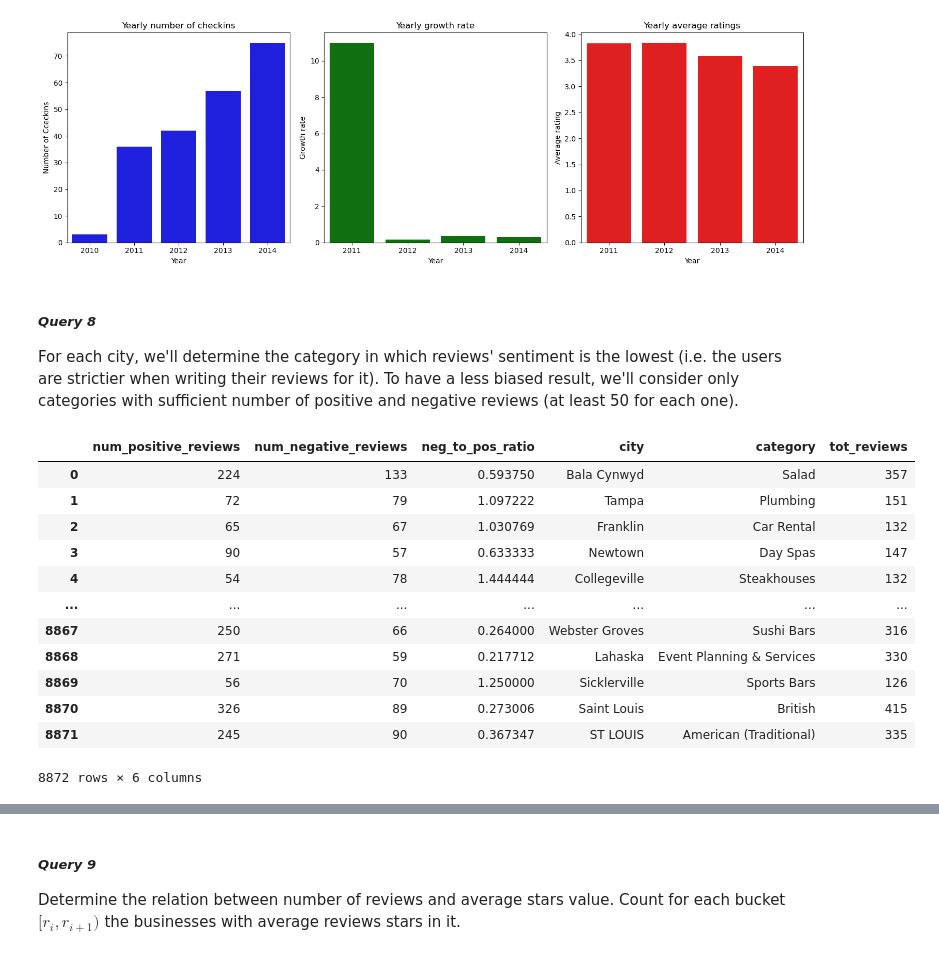
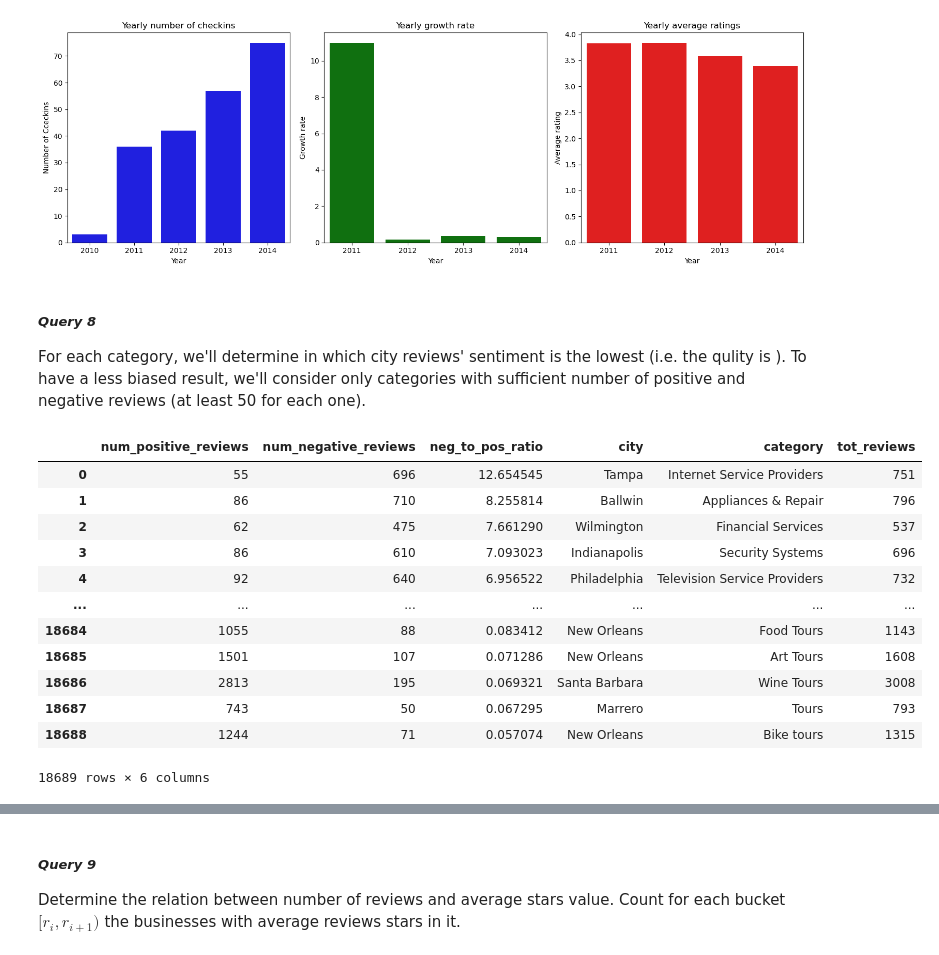
Before and after one commit to Vitali-Matteo/SMBUD-Project, a Jupyter notebook: Queries.ipynb, the cells around one changed output, grey strips where cells are left out. Drawn from its saved outputs; the diff is of its cells as text; code cells hidden in the pictures.

```diff
--- a/Queries.ipynb
+++ b/Queries.ipynb
@@ -1236,19 +1302,18 @@ plot(top_dicts[4])
 [figure]
 # %% [markdown]
 ##### ***Query 8***
-For each city, we'll determine the category in which reviews' sentiment is the lowest (i.e. the users are strictier when writing their reviews for it). To have a less biased result, we'll consider only categories with sufficient number of positive and negative reviews (at least 50 for each one).
+For each category, we'll determine in which city reviews' sentiment is the lowest (i.e. the qulity is ). To have a less biased result, we'll consider only categories with sufficient number of positive and negative reviews (at least 50 for each one).
 # %%
 query_results = db["businesses_merged"].aggregate([{
                                                        "$unwind": "$reviews"
                                                    },
                                                    {
-                                                       "$unwind" : "$categories" #If scores.min() is low, think of adding a match here to filter out only reviews with certain score (by inspecting the data seems to not be necessary!)
+                                                       "$unwind" : "$categories"
                                                    },
                                                    {
                                                        "$group" : {
                                                            "_id" : {
                                                                "city" : "$city",
-                                                               "name" : "$name",
                                                                "category": "$categories"
                                                            },
                                                            "num_positive_reviews" : {
@@ -1278,66 +1343,43 @@ query_results = db["businesses_merged"].aggregate([{
                                                            "neg_to_pos_ratio" : {
                                                                #"divide" operator let use divide two numbers
                                                                "$divide" : ["$num_negative_reviews", "$num_positive_reviews"]
                                                            }
                                                        }
                                                    },
                                                    {
-                                                       #In the following "$group" stage, we keep only the "$first" name for each (city, category) because
-                                                       #here we are sorting in descending order all documents w.r.t- "neg_to_pos_ratio"
-                                                       #Sorting on "city" and "name" is not strictly necessary for the following stages, but it might be beneficial if you break the pipeline here
                                                        "$sort" : {
                                                            "city" : 1,
                                                            "name" : 1,
                                                            "neg_to_pos_ratio" : -1
-                                                       }
-                                                   },
-                                                   {
-                                                       "$group" : {
-                                                           "_id" : {
-                                                               "city" : "$_id.city",
-                                                               "category" : "$_id.category"
-                                                           },
-                                                           "name" : {
-                                                               "$first" : "$_id.name",
-                                                           },
-                                                           "num_positive_reviews" : {
-                                                               "$first" : "$num_positive_reviews"
-                                                           },
-                                                           "num_negative_reviews" : {
-                                                               "$first" : "$num_negative_reviews"
-                                                           },
-                                                           "neg_to_pos_ratio" : {
-                                                               "$first" : "$neg_to_pos_ratio"
-                                                           }
                                                        }
                                                    },
                                                    {
                                                        "$project" : {
                                                            "_id" : 0,
                                                            "city" : "$_id.city",
                                                            "category" : "$_id.category",
                                                            "tot_reviews" : {
                                                                "$sum" : ["$num_positive_reviews", "$num_negative_reviews"]
                                                            },
                                                            "num_negative_reviews" : 1,
                                                            "num_positive_reviews" : 1,
-                                                           "neg_to_pos_ratio" : 0
+                                                           "neg_to_pos_ratio" : 1
                                                        }
                                                    }])
 
 categories = pd.DataFrame(query_results)
 categories
 # %% [output]
 |  | num_positive_reviews | num_negative_reviews | neg_to_pos_ratio | city | category | tot_reviews |
-| 0 | 224 | 133 | 0.593750 | Bala Cynwyd | Salad | 357 |
-| 1 | 72 | 79 | 1.097222 | Tampa | Plumbing | 151 |
-| 2 | 65 | 67 | 1.030769 | Franklin | Car Rental | 132 |
-| 3 | 90 | 57 | 0.633333 | Newtown | Day Spas | 147 |
-| 4 | 54 | 78 | 1.444444 | Collegeville | Steakhouses | 132 |
+| 0 | 55 | 696 | 12.654545 | Tampa | Internet Service Providers | 751 |
+| 1 | 86 | 710 | 8.255814 | Ballwin | Appliances & Repair | 796 |
+| 2 | 62 | 475 | 7.661290 | Wilmington | Financial Services | 537 |
+| 3 | 86 | 610 | 7.093023 | Indianapolis | Security Systems | 696 |
+| 4 | 92 | 640 | 6.956522 | Philadelphia | Television Service Providers | 732 |
 | ... | ... | ... | ... | ... | ... | ... |
-| 8867 | 250 | 66 | 0.264000 | Webster Groves | Sushi Bars | 316 |
-| 8868 | 271 | 59 | 0.217712 | Lahaska | Event Planning & Services | 330 |
-| 8869 | 56 | 70 | 1.250000 | Sicklerville | Sports Bars | 126 |
-| 8870 | 326 | 89 | 0.273006 | Saint Louis | British | 415 |
-| 8871 | 245 | 90 | 0.367347 | ST LOUIS | American (Traditional) | 335 |
+| 18684 | 1055 | 88 | 0.083412 | New Orleans | Food Tours | 1143 |
+| 18685 | 1501 | 107 | 0.071286 | New Orleans | Art Tours | 1608 |
+| 18686 | 2813 | 195 | 0.069321 | Santa Barbara | Wine Tours | 3008 |
+| 18687 | 743 | 50 | 0.067295 | Marrero | Tours | 793 |
+| 18688 | 1244 | 71 | 0.057074 | New Orleans | Bike tours | 1315 |
-8872 rows × 6 columns
+18689 rows × 6 columns
```
Also changed, not shown: parts of 16 cells of this notebook, 9 other files.
